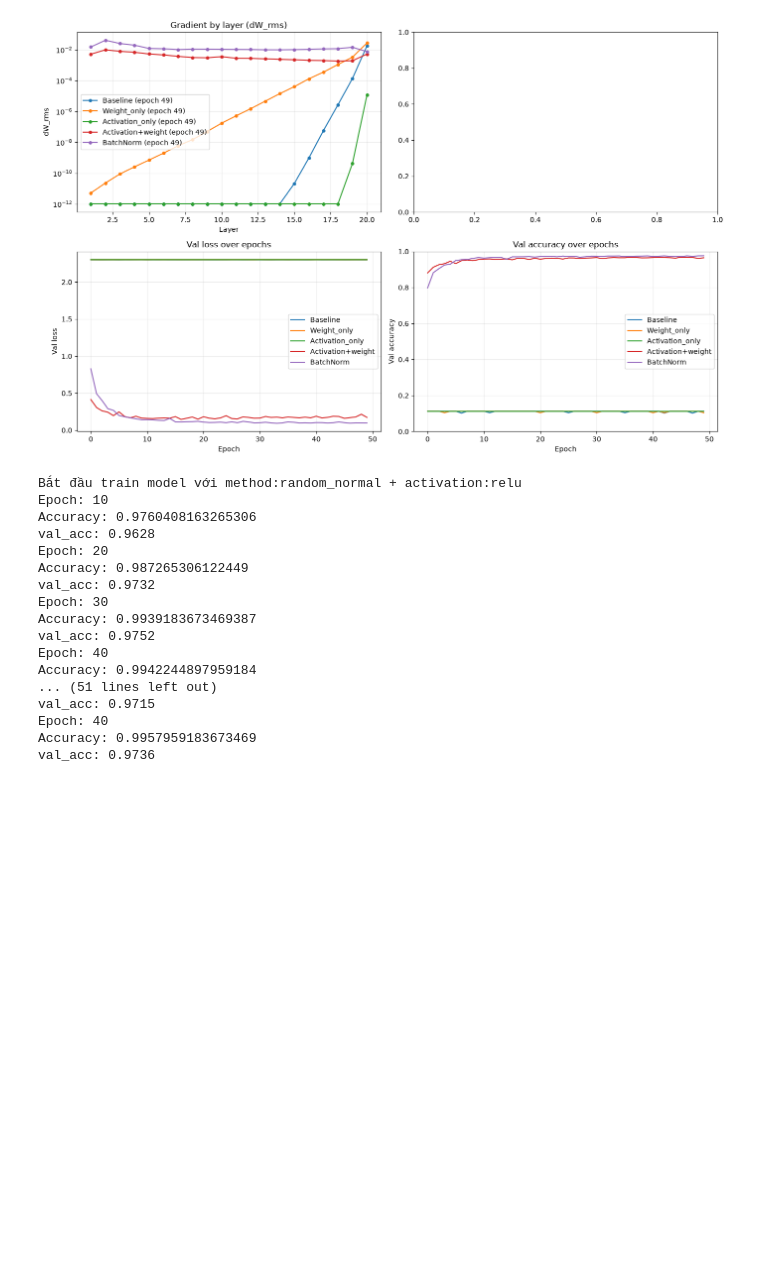
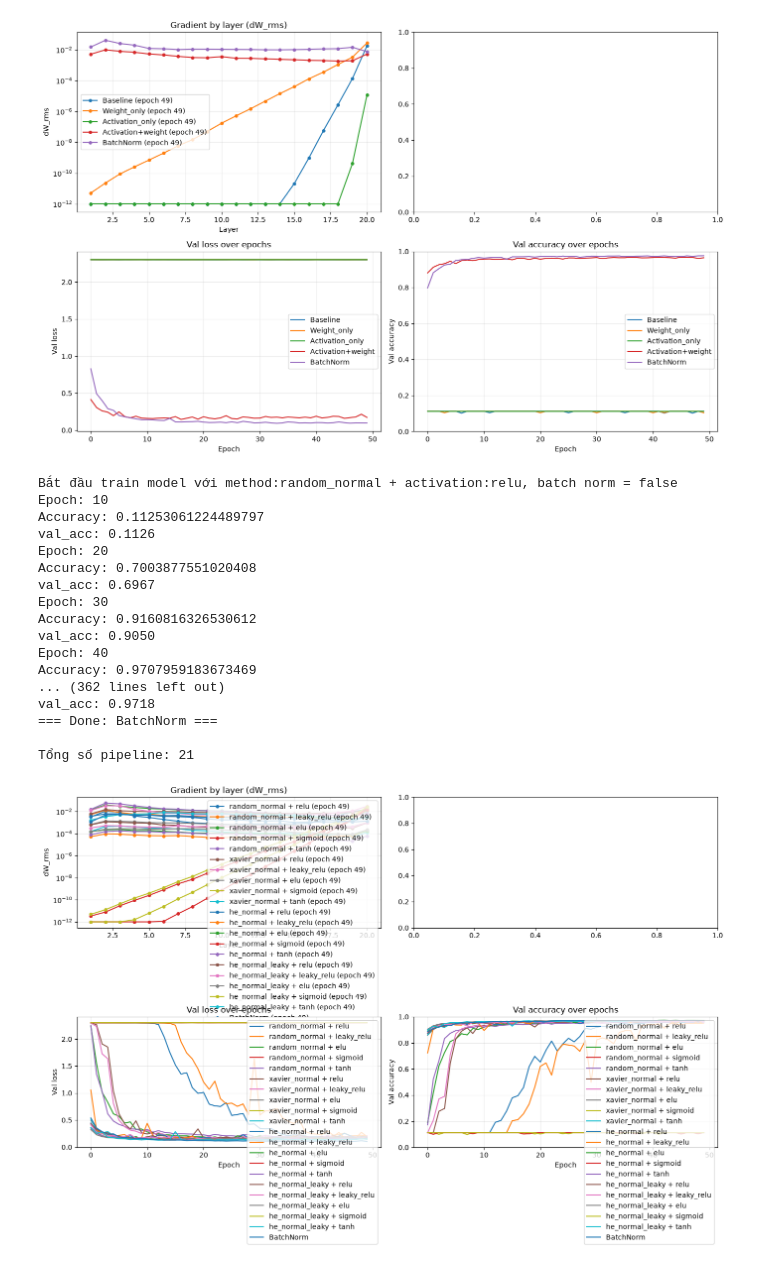
Before and after one commit to AIVIETNAM-AIO-Khoa2211/Gradient-Vanishing-and-Solution, a Jupyter notebook: Main.ipynb, the cells around one changed output. Cells and saved outputs as stored; diff of their text form; code cells hidden in the pictures; blank space fills up the shorter version.

Commit message:
train tất cả model và plot ra

```diff
--- a/Main.ipynb
+++ b/Main.ipynb
@@ -252,7 +252,7 @@ histories = {}
 
 # --- 20 pipeline: 4 init x 5 activation (đã bao gồm baseline random_normal+sigmoid) ---
 for init_method, activation in itertools.product(INIT_METHODS, ACTIVATIONS):
-    print(f"Bắt đầu train model với method:{init_method} + activation:{activation}")
+    print(f"Bắt đầu train model với method:{init_method} + activation:{activation}, batch norm = false")
     name = f"{init_method} + {activation}"
     histories[name] = train_pipeline(
         name, init_method=init_method, hidden_activation=activation,
@@ -267,20 +267,25 @@ histories["BatchNorm"] = train_pipeline(
 
 print(f"Tổng số pipeline: {len(histories)}")  # phải ra 21
 # %% [output]
-Bắt đầu train model với method:random_normal + activation:relu
+Bắt đầu train model với method:random_normal + activation:relu, batch norm = false
 Epoch: 10
-Accuracy: 0.9760408163265306
-val_acc: 0.9628
+Accuracy: 0.11253061224489797
+val_acc: 0.1126
 Epoch: 20
-Accuracy: 0.987265306122449
-val_acc: 0.9732
+Accuracy: 0.7003877551020408
+val_acc: 0.6967
 Epoch: 30
-Accuracy: 0.9939183673469387
-val_acc: 0.9752
+Accuracy: 0.9160816326530612
+val_acc: 0.9050
 Epoch: 40
-Accuracy: 0.9942244897959184
-... (51 lines left out)
-val_acc: 0.9715
-Epoch: 40
-Accuracy: 0.9957959183673469
-val_acc: 0.9736
+Accuracy: 0.9707959183673469
+... (362 lines left out)
+val_acc: 0.9718
+=== Done: BatchNorm ===
+
+Tổng số pipeline: 21
+# %%
+fig, axes = plot_experiment_summary(histories, epoch=-1, key="dW_rms", split="val")
+plt.show()
+# %% [output]
+[figure, added]
```
Also changed, not shown: parts of 8 cells of this notebook.
